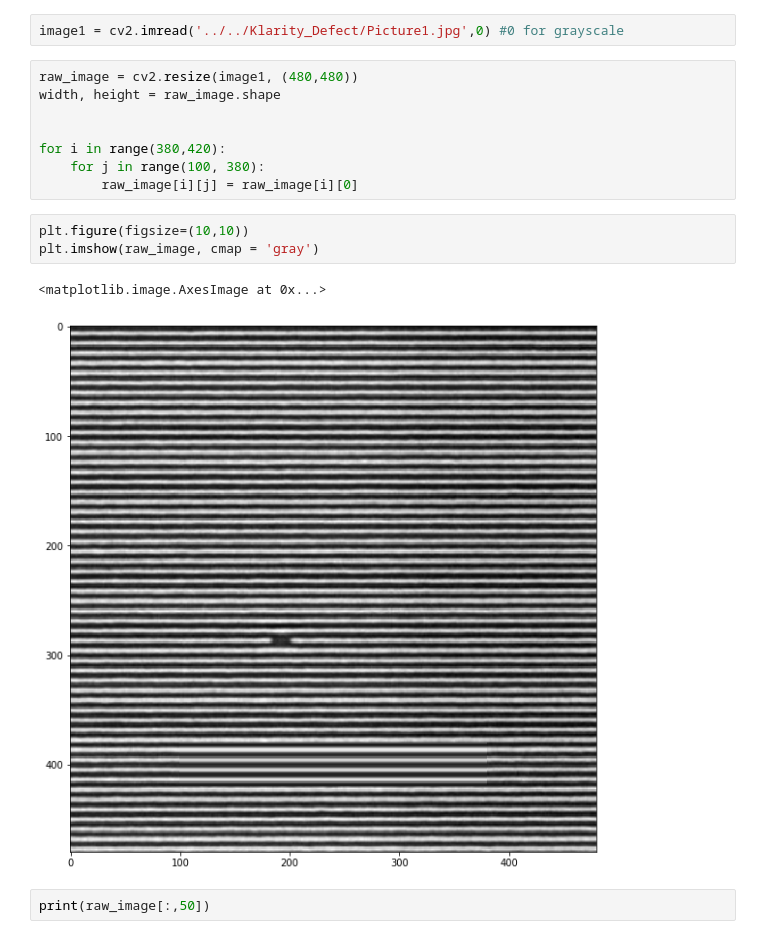
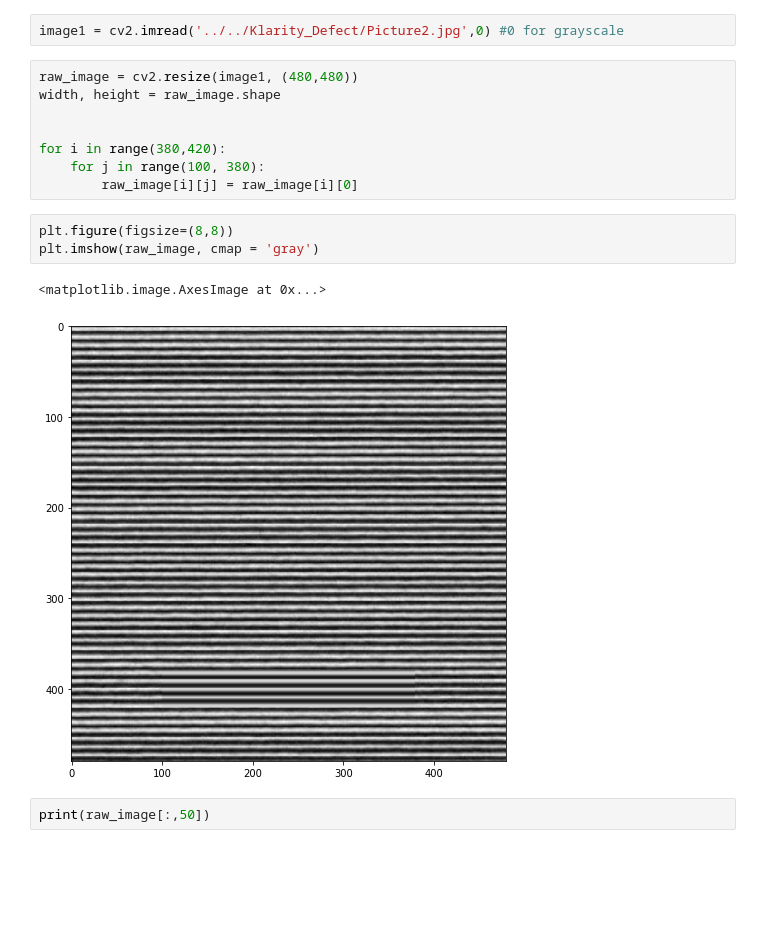
Before and after one commit to aurorlhc/Defect_binning, a Jupyter notebook: no_threshold.ipynb, the cells around one changed output. Cells and saved outputs as stored; diff of their text form; blank space fills up the shorter version.

```diff
--- a/no_threshold.ipynb
+++ b/no_threshold.ipynb
@@ -7,7 +7,7 @@ from skimage import measure
 
 %matplotlib inline
 # %%
-image1 = cv2.imread('../../Klarity_Defect/Picture1.jpg',0) #0 for grayscale
+image1 = cv2.imread('../../Klarity_Defect/Picture2.jpg',0) #0 for grayscale
 # %%
 raw_image = cv2.resize(image1, (480,480))
 width, height = raw_image.shape
@@ -17,11 +17,11 @@ for i in range(380,420):
     for j in range(100, 380):
         raw_image[i][j] = raw_image[i][0]
 # %%
-plt.figure(figsize=(10,10))
+plt.figure(figsize=(8,8))
 plt.imshow(raw_image, cmap = 'gray')
 # %% [output]
 <matplotlib.image.AxesImage at 0x...>
-[figure, old version]
+[figure, new version]
 # %%
 print(raw_image[:,50])
 # %% [output]
```
Also changed, not shown: parts of 4 cells of this notebook, 1 other file.
